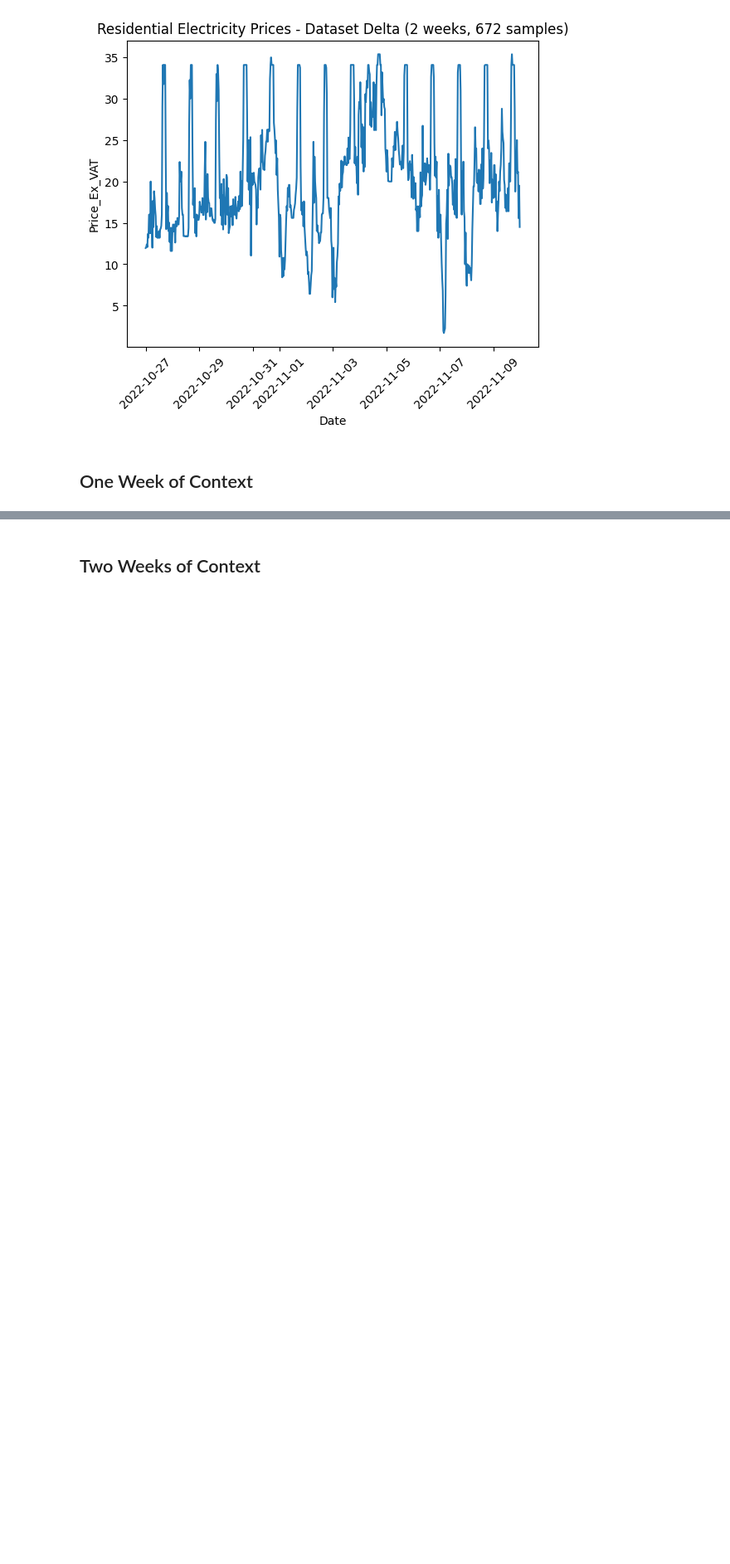
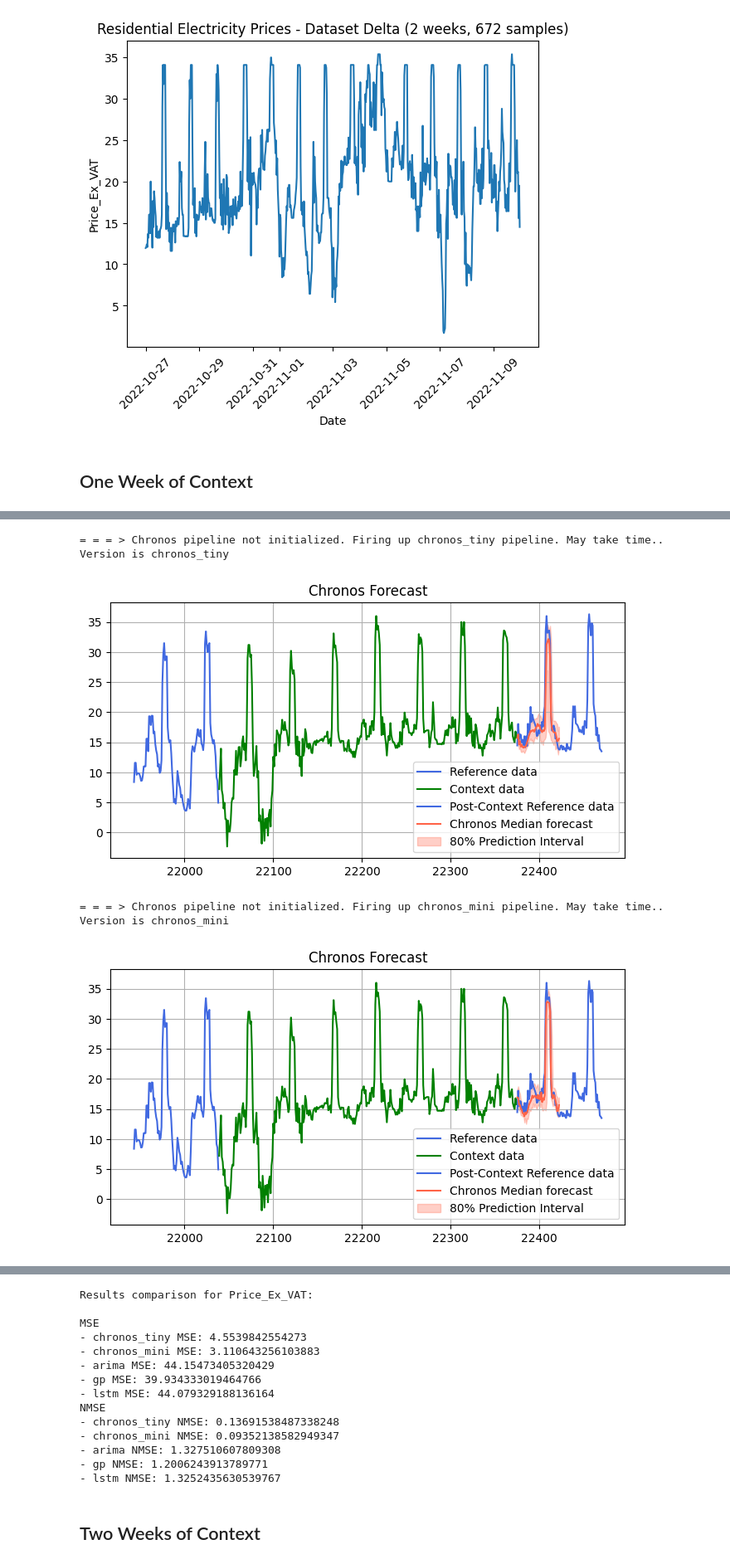
Before and after one commit to williamrodz/llm_for_ts_electricity_prices_forecasting, a Jupyter notebook: half_hourly_prices_forecasting.ipynb, the cells around one changed output, grey strips where cells are left out. Shown at 83% size. Drawn from its saved outputs; the diff is of its cells as text; code cells hidden in the pictures; blank space fills up the shorter version.

```diff
--- a/half_hourly_prices_forecasting.ipynb
+++ b/half_hourly_prices_forecasting.ipynb
@@ -121,3 +127,10 @@ Version is chronos-t5-tiny-336-48-20_000-alpha
 # %%
 
-_ = utils.compare_prediction_methods(half_hourly_prices,data_column, date_column,start_date,end_date,prediction_length)
+_ = utils.compare_prediction_methods(half_hourly_prices,data_column, date_column,start_date,end_date,prediction_length,methods=['chronos_tiny','chronos_mini','arima','gp','lstm'])
+# %% [output]
+= = = > Chronos pipeline not initialized. Firing up chronos_tiny pipeline. May take time..
+Version is chronos_tiny
+[figure, added]
+= = = > Chronos pipeline not initialized. Firing up chronos_mini pipeline. May take time..
+Version is chronos_mini
+[figure, added]
@@ -124,3 +140,17 @@ _ = utils.compare_prediction_methods(half_hourly_prices,data_column, date_column
+Results comparison for Price_Ex_VAT:
+
+MSE
+- chronos_tiny MSE: 4.5539842554273
+- chronos_mini MSE: 3.110643256103883
+- arima MSE: 44.15473405320429
+- gp MSE: 39.934333019464766
+- lstm MSE: 44.079329188136164
+NMSE
+- chronos_tiny NMSE: 0.13691538487338248
+- chronos_mini NMSE: 0.09352138582949347
+- arima NMSE: 1.327510607809308
+- gp NMSE: 1.2006243913789771
+- lstm NMSE: 1.3252435630539767
 # %% [markdown]
 ## Two Weeks of Context
 # %%
```
Also changed, not shown: parts of 8 cells of this notebook, 4 other files.
